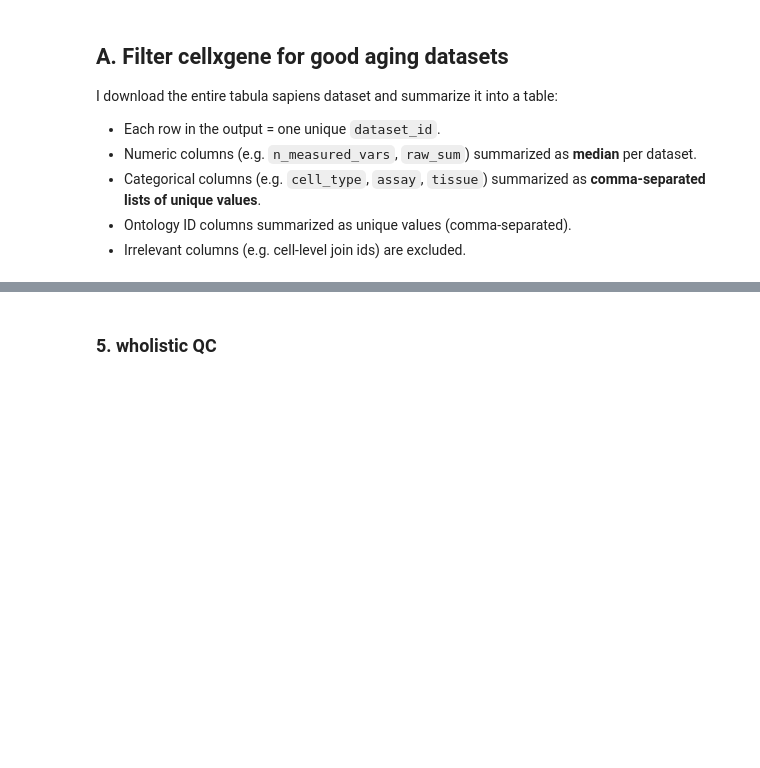
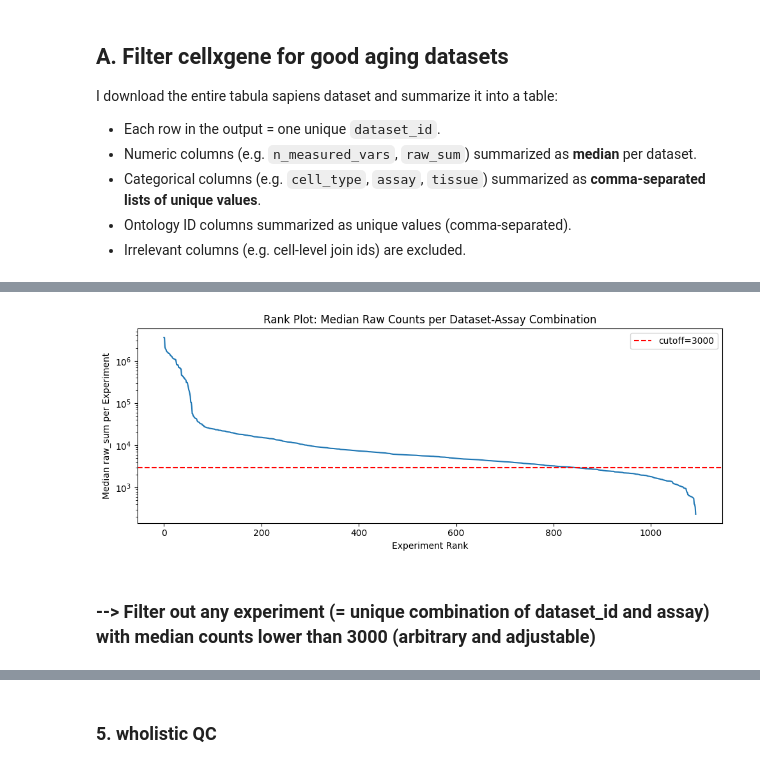
Before and after one commit to fderop/seafront, a Jupyter notebook: 00_main.ipynb, the cells around one changed output, grey strips where cells are left out. Drawn from its saved outputs; the diff is of its cells as text; code cells hidden in the pictures; blank space fills up the shorter version.

```diff
--- a/00_main.ipynb
+++ b/00_main.ipynb
@@ -53,0 +68,7 @@ summary
+# %%
+median_df = seafront.plot_qc.plot_ranked_median_counts_per_experiment(obs_filtered, return_df=True, cutoff=3000)
+plt.show()
+# %% [output]
+[figure, added]
+# %% [markdown]
+### --> Filter out any experiment (= unique combination of dataset_id and assay) with median counts lower than 3000 (arbitrary and adjustable)
```
Also changed, not shown: parts of 31 cells of this notebook, 8 other files.
